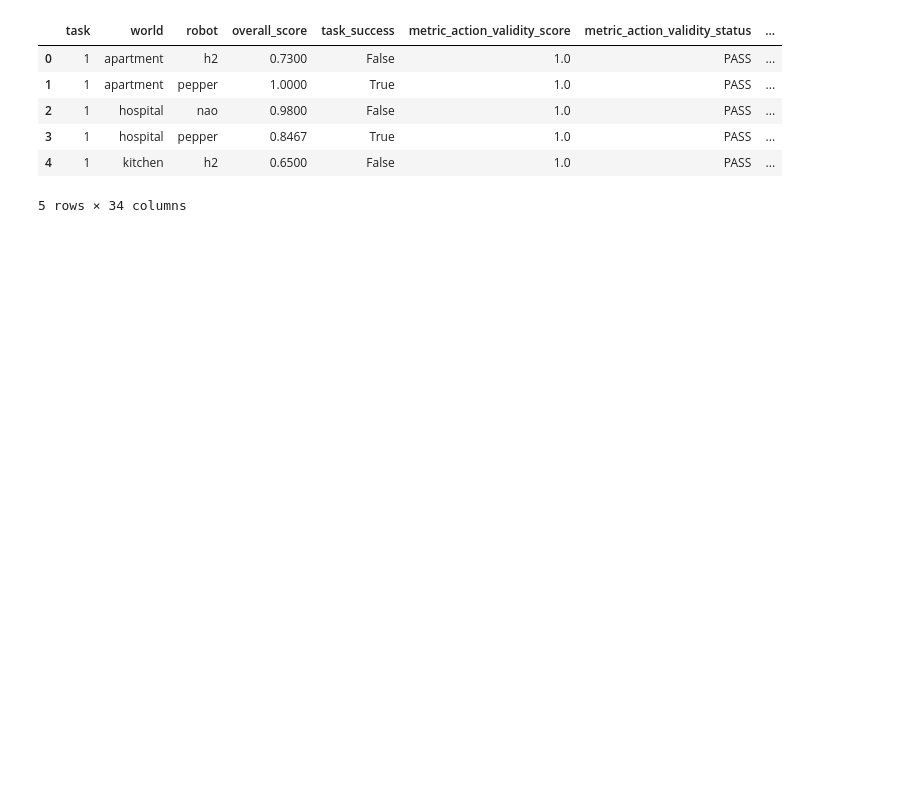
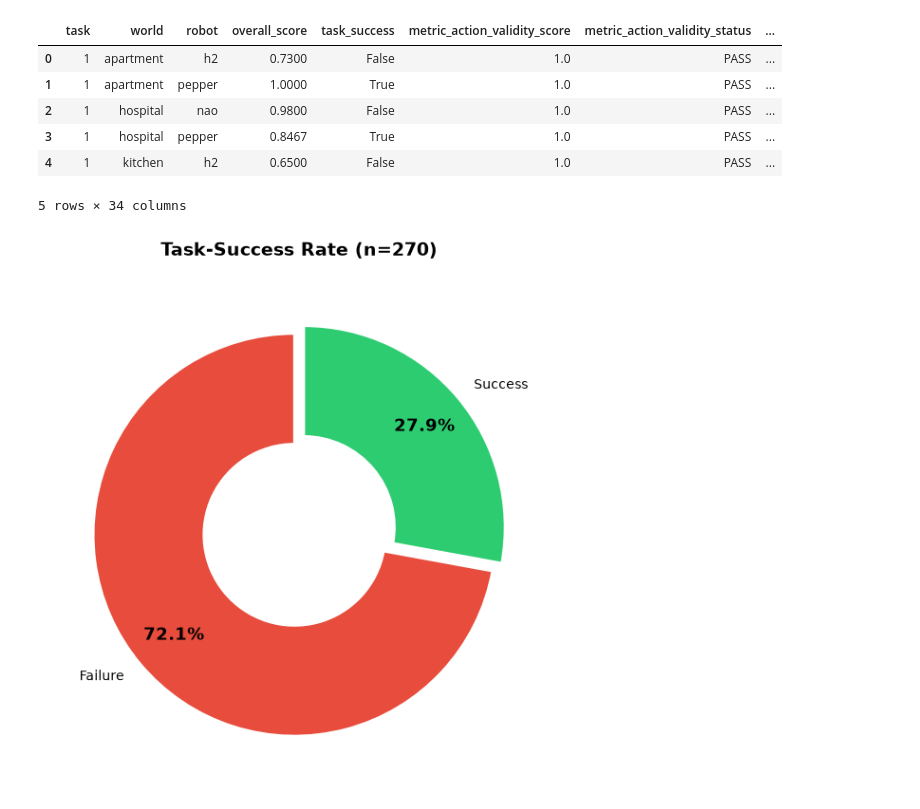
Before and after one commit to SanaJayaKrishna/DISSERTATION, a Jupyter notebook: app/datset.ipynb, the cells around one changed output. Cells and saved outputs as stored; diff of their text form; code cells hidden in the pictures; blank space fills up the shorter version.

```diff
--- a/app/datset.ipynb
+++ b/app/datset.ipynb
@@ -11,3 +13,30 @@ df.head()
 | 3 | 1 | hospital | pepper | 0.8467 | True | 1.0 | PASS | ... |
 | 4 | 1 | kitchen | h2 | 0.6500 | False | 1.0 | PASS | ... |
 5 rows × 34 columns
+# %%
+counts = df["task_success"].value_counts()
+labels = ["Failure", "Success"]
+values = [counts.get(False, 0), counts.get(True, 0)]
+colors = ["#e74c3c", "#2ecc71"]
+explode = [0.03, 0.03]
+# 3. Create Donut / Pie Chart
+fig, ax = plt.subplots(figsize=(6, 6))
+wedges, texts, autotexts = ax.pie(
+    values,
+    labels=labels,
+    autopct="%1.1f%%",
+    colors=colors,
+    explode=explode,
+    startangle=90,
+    pctdistance=0.78,
+    wedgeprops=dict(width=0.55, edgecolor="white", linewidth=2)
+)
+# Format percentage labels inside chart
+for at in autotexts:
+    at.set_fontsize(13)
+    at.set_fontweight("bold")
+ax.set_title(f"Task-Success Rate (n={len(df)+1})", pad=18, fontsize=14, fontweight="bold")
+plt.tight_layout()
+plt.show()
+# %% [output]
+[figure, added]
```
Also changed, not shown: parts of 8 cells of this notebook, 29 other files.
